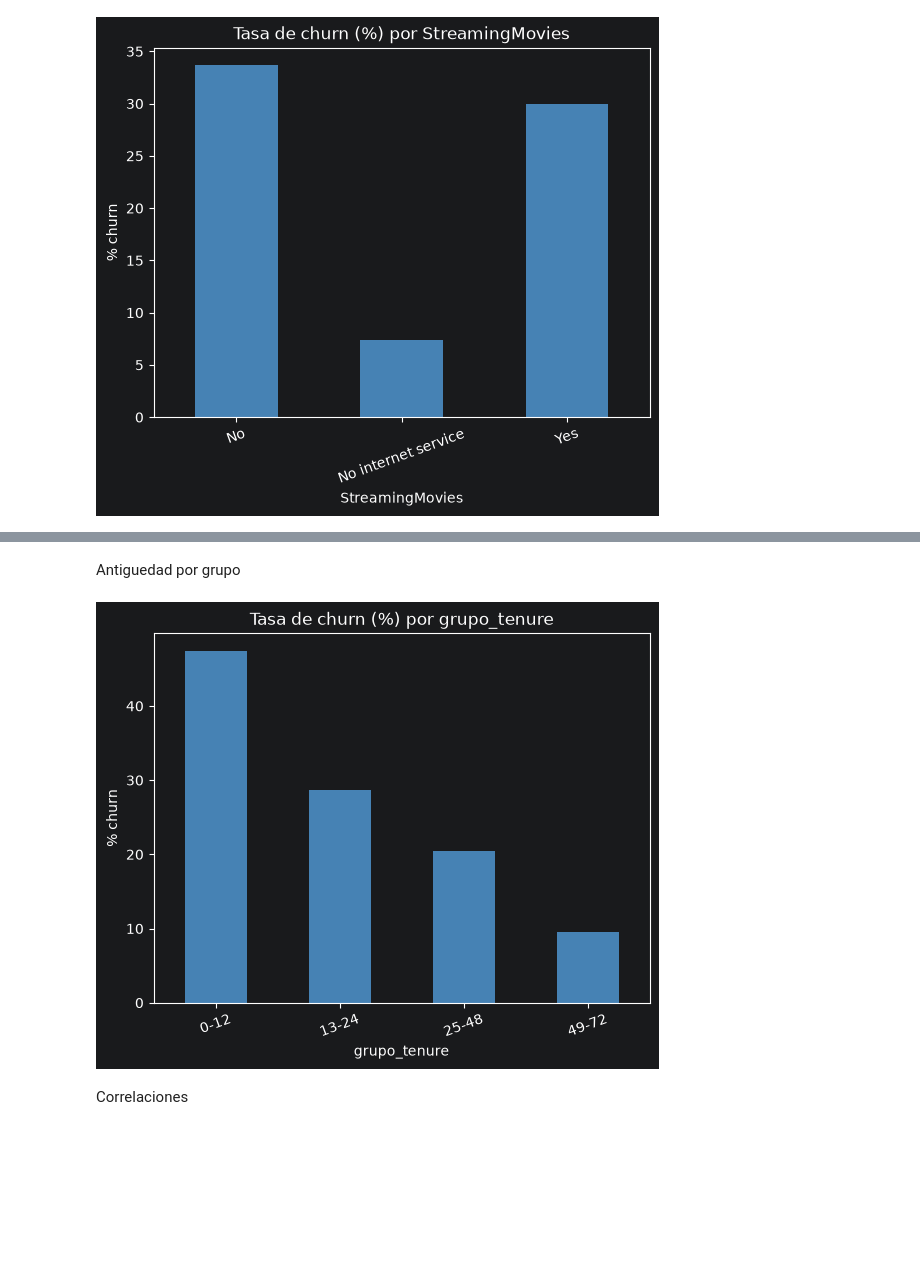
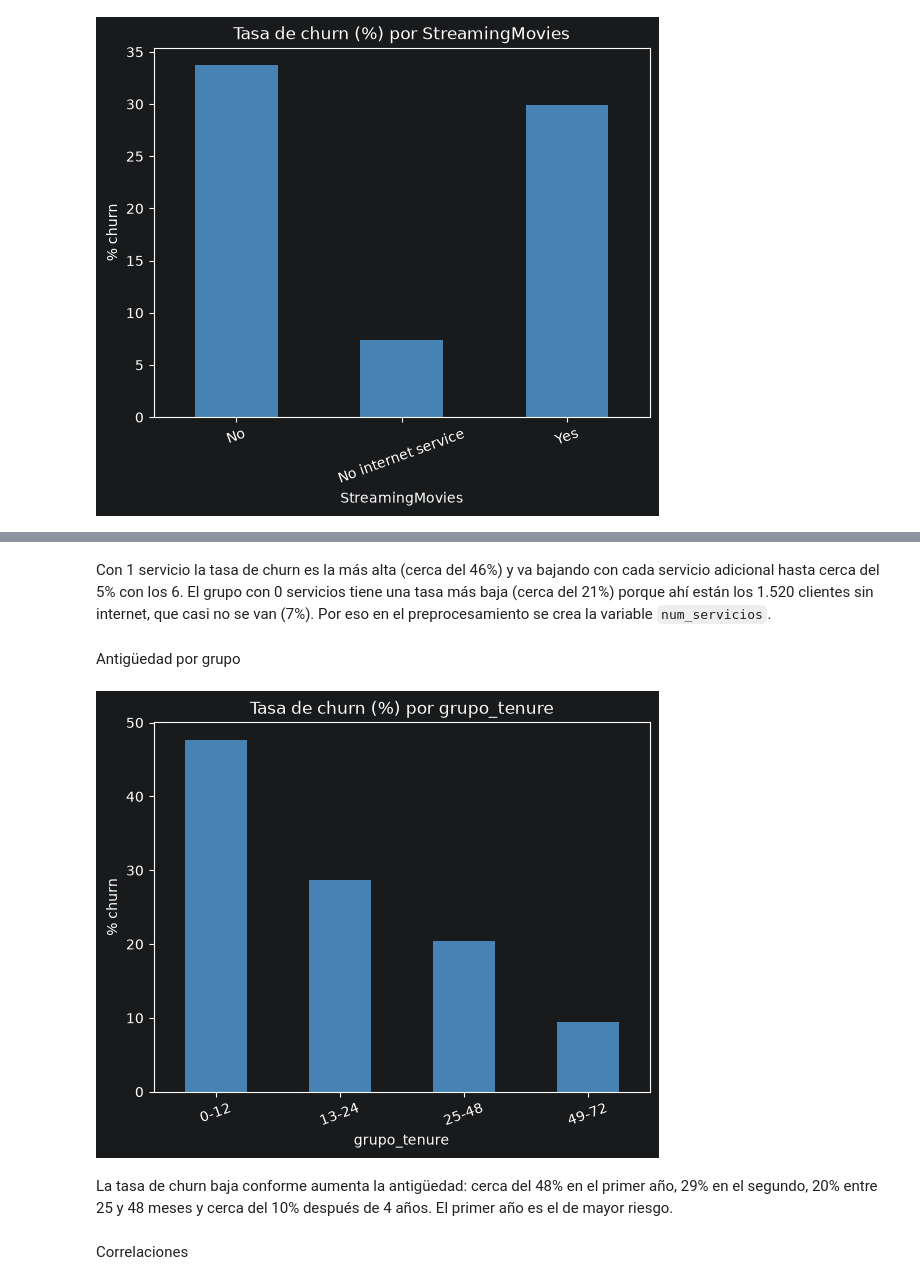
Before and after one commit to jeriel169017-a11y/ProyectoAI-1, a Jupyter notebook: notebooks/01_EDA.ipynb, the cells around one changed output, grey strips where cells are left out. Drawn from its saved outputs; the diff is of its cells as text; code cells hidden in the pictures; blank space fills up the shorter version.

Commit message:
Corrige notebooks 01 y 02: limpieza al estilo de clase, correlacion con Churn e interpretaciones

```diff
--- a/notebooks/01_EDA.ipynb
+++ b/notebooks/01_EDA.ipynb
@@ -107,5 +108,6 @@ Aqui vamos a tratar TotalCharges, significa lo que a pagado cada cliente, lo que
 # %%
-df["TotalCharges"] = pd.to_numeric(df["TotalCharges"], errors="coerce")
+df["TotalCharges"] = df["TotalCharges"].replace(" ", np.nan)  # El espacio en blanco pasa a ser un valor nulo #
+df["TotalCharges"] = df["TotalCharges"].apply(pd.to_numeric)  # Convertimos la columna a formato número #
 print("Vacíos:", df["TotalCharges"].isnull().sum())
 df[df["TotalCharges"].isnull()][["tenure", "TotalCharges"]]
 # %% [output]
@@ -125,3 +129,4 @@ Vacíos: 11
 # %%
-df["TotalCharges"] = df["TotalCharges"].fillna(0)
+df.dropna(inplace=True)  # Eliminamos los registros que tienen algún valor nulo #
+print(df.shape)
 df["Churn_num"] = (df["Churn"] == "Yes").astype(int)
@@ -193,6 +204,6 @@ Tasa de desercion por segmento
 # %%
 def tasa_churn(col):
-    tasa = df.groupby(col, observed=True)["Churn_num"].mean() * 100
+    tasa = df.groupby(col)["Churn_num"].mean() * 100
     tasa.plot(kind="bar", color="steelblue")
     plt.title("Tasa de churn (%) por " + col)
     plt.ylabel("% churn")
@@ -228,0 +246,7 @@ for col in ["InternetService", "OnlineSecurity", "OnlineBackup",
+# %%
+servicios = ["OnlineSecurity", "OnlineBackup", "DeviceProtection",
+             "TechSupport", "StreamingTV", "StreamingMovies"]
+df["num_servicios"] = (df[servicios] == "Yes").sum(axis=1)
+
+print(df.groupby("num_servicios")["Churn_num"].mean() * 100)
+tasa_churn("num_servicios")
@@ -229,11 +264,24 @@ for col in ["InternetService", "OnlineSecurity", "OnlineBackup",
+# %% [markdown]
+Con 1 servicio la tasa de churn es la más alta (cerca del 46%) y va bajando con cada servicio adicional hasta cerca del 5% con los 6. El grupo con 0 servicios tiene una tasa más baja (cerca del 21%) porque ahí están los 1.520 clientes sin internet, que casi no se van (7%). Por eso en el preprocesamiento se crea la variable `num_servicios`.
 # %% [markdown]
-Antiguedad por grupo
+Antigüedad por grupo
 # %%
-df["grupo_tenure"] = pd.cut(df["tenure"], bins=[-1, 12, 24, 48, 72],
-                            labels=["0-12", "13-24", "25-48", "49-72"])
+def grupo_antiguedad(tenure):
+    if tenure <= 12:
+        return "0-12"
+    elif tenure <= 24:
+        return "13-24"
+    elif tenure <= 48:
+        return "25-48"
+    else:
+        return "49-72"
+
+df["grupo_tenure"] = df["tenure"].apply(grupo_antiguedad)
 tasa_churn("grupo_tenure")
 # %% [output]
-[figure, old version]
+[figure, new version]
+# %% [markdown]
+La tasa de churn baja conforme aumenta la antigüedad: cerca del 48% en el primer año, 29% en el segundo, 20% entre 25 y 48 meses y cerca del 10% después de 4 años. El primer año es el de mayor riesgo.
 # %% [markdown]
 Correlaciones
 # %%
```
Also changed, not shown: parts of 22 cells of this notebook, 8 other files.
